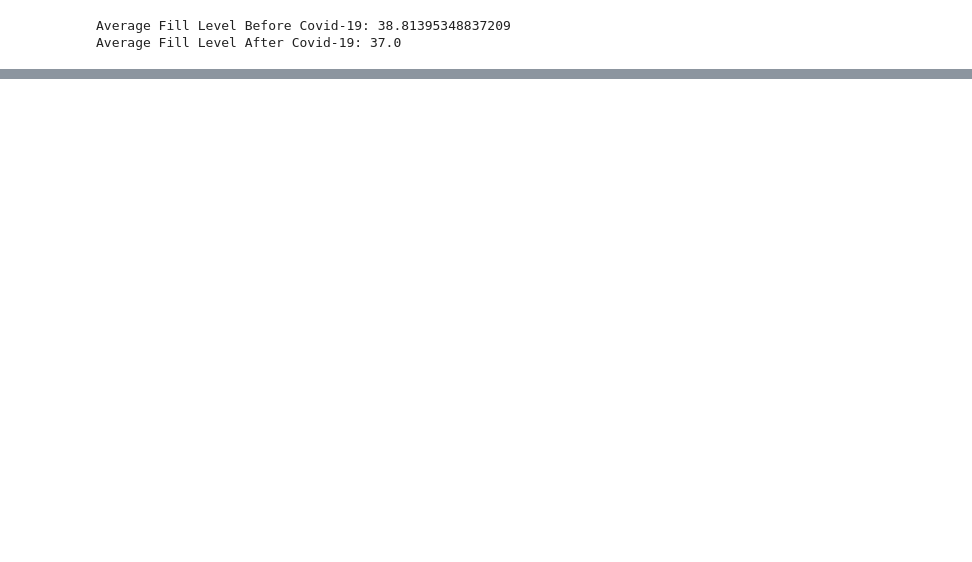
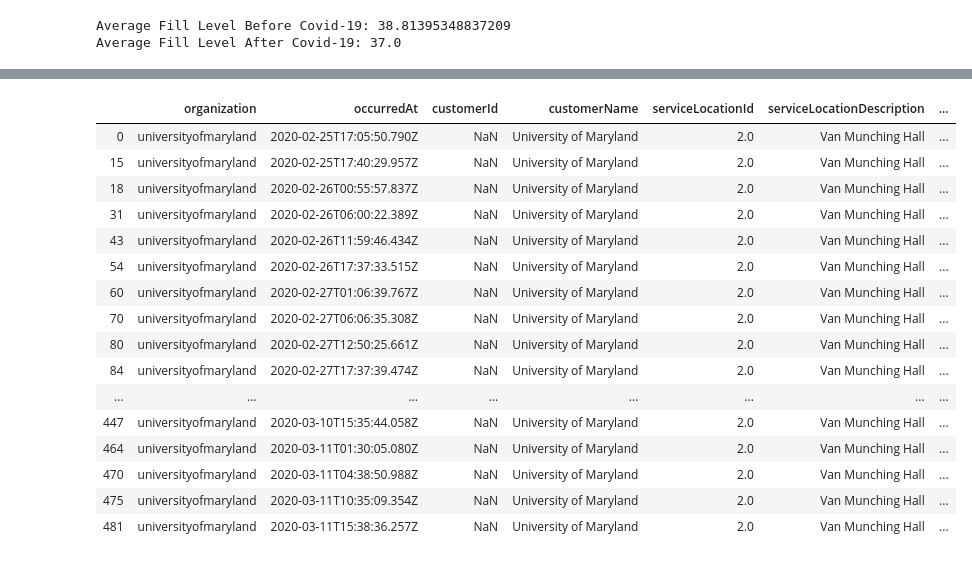
Before and after one commit to amodmathur/bmgt438a-project, a Jupyter notebook: analysis.ipynb, the cells around one changed output, grey strips where cells are left out. Cells and saved outputs as stored; diff of their text form; code cells hidden in the pictures; blank space fills up the shorter version.

```diff
--- a/analysis.ipynb
+++ b/analysis.ipynb
@@ -26,0 +50,23 @@ def get_unix_time(unformatted_time):
+# %%
+# Notice 'NaN' in fill levels for VMH from 3/1-3/9
+vmh_pickups = df_before[df_before.serviceLocationId == 2]
+vmh_pickups = vmh_pickups[vmh_pickups.containerContentType == "refuse"]
+vmh_pickups
+# %% [output]
+|  | organization | occurredAt | customerId | customerName | serviceLocationId | serviceLocationDescription | ... |
+| 0 | universityofmaryland | 2020-02-25T17:05:50.790Z | NaN | University of Maryland | 2.0 | Van Munching Hall | ... |
+| 15 | universityofmaryland | 2020-02-25T17:40:29.957Z | NaN | University of Maryland | 2.0 | Van Munching Hall | ... |
+| 18 | universityofmaryland | 2020-02-26T00:55:57.837Z | NaN | University of Maryland | 2.0 | Van Munching Hall | ... |
+| 31 | universityofmaryland | 2020-02-26T06:00:22.389Z | NaN | University of Maryland | 2.0 | Van Munching Hall | ... |
+| 43 | universityofmaryland | 2020-02-26T11:59:46.434Z | NaN | University of Maryland | 2.0 | Van Munching Hall | ... |
+| 54 | universityofmaryland | 2020-02-26T17:37:33.515Z | NaN | University of Maryland | 2.0 | Van Munching Hall | ... |
+| 60 | universityofmaryland | 2020-02-27T01:06:39.767Z | NaN | University of Maryland | 2.0 | Van Munching Hall | ... |
+| 70 | universityofmaryland | 2020-02-27T06:06:35.308Z | NaN | University of Maryland | 2.0 | Van Munching Hall | ... |
+| 80 | universityofmaryland | 2020-02-27T12:50:25.661Z | NaN | University of Maryland | 2.0 | Van Munching Hall | ... |
+| 84 | universityofmaryland | 2020-02-27T17:37:39.474Z | NaN | University of Maryland | 2.0 | Van Munching Hall | ... |
+| ... | ... | ... | ... | ... | ... | ... | ... |
+| 447 | universityofmaryland | 2020-03-10T15:35:44.058Z | NaN | University of Maryland | 2.0 | Van Munching Hall | ... |
+| 464 | universityofmaryland | 2020-03-11T01:30:05.080Z | NaN | University of Maryland | 2.0 | Van Munching Hall | ... |
+| 470 | universityofmaryland | 2020-03-11T04:38:50.988Z | NaN | University of Maryland | 2.0 | Van Munching Hall | ... |
+| 475 | universityofmaryland | 2020-03-11T10:35:09.354Z | NaN | University of Maryland | 2.0 | Van Munching Hall | ... |
+| 481 | universityofmaryland | 2020-03-11T15:38:36.257Z | NaN | University of Maryland | 2.0 | Van Munching Hall | ... |
```
Also changed, not shown: parts of 3 cells of this notebook, 2 other files.
